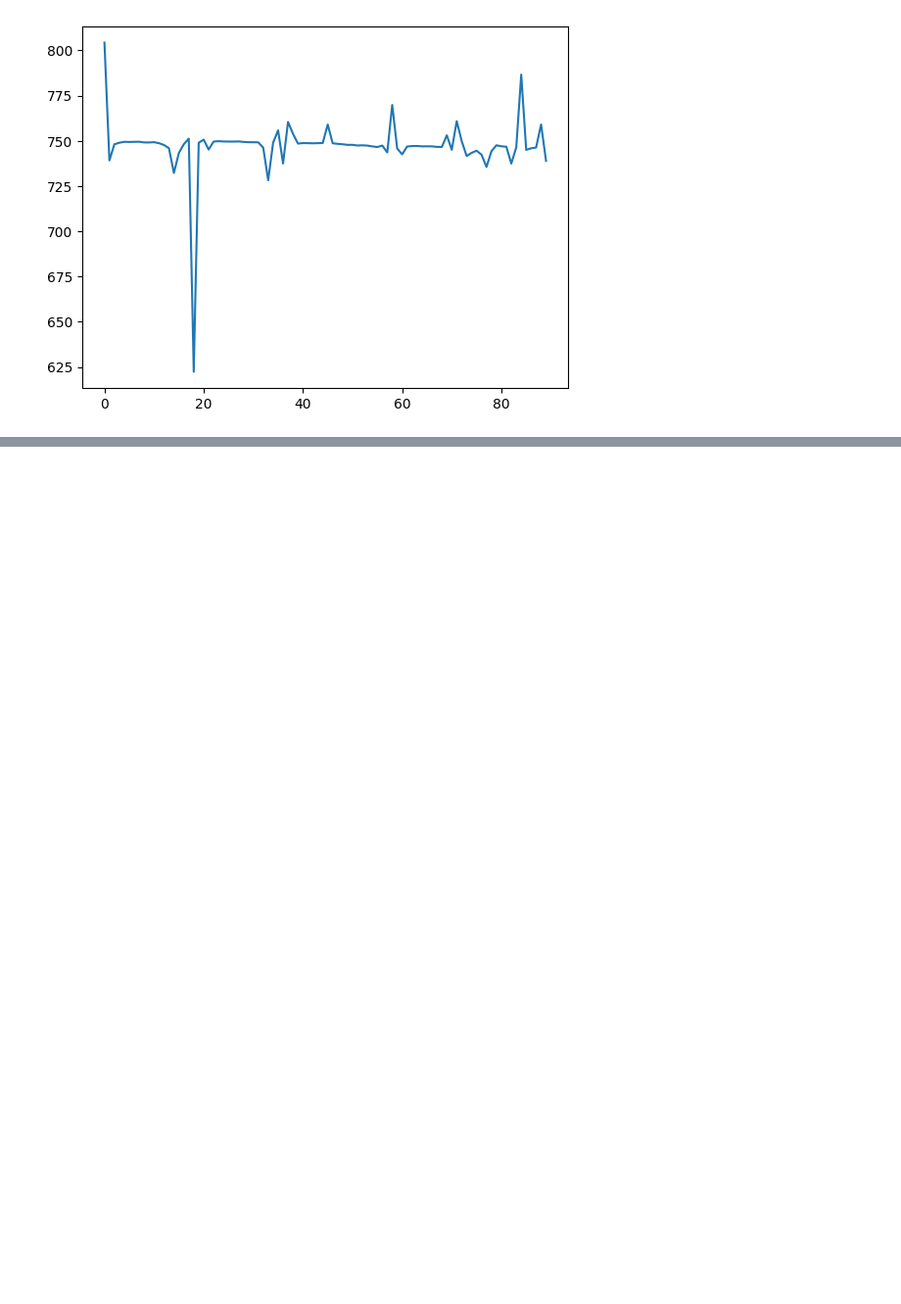
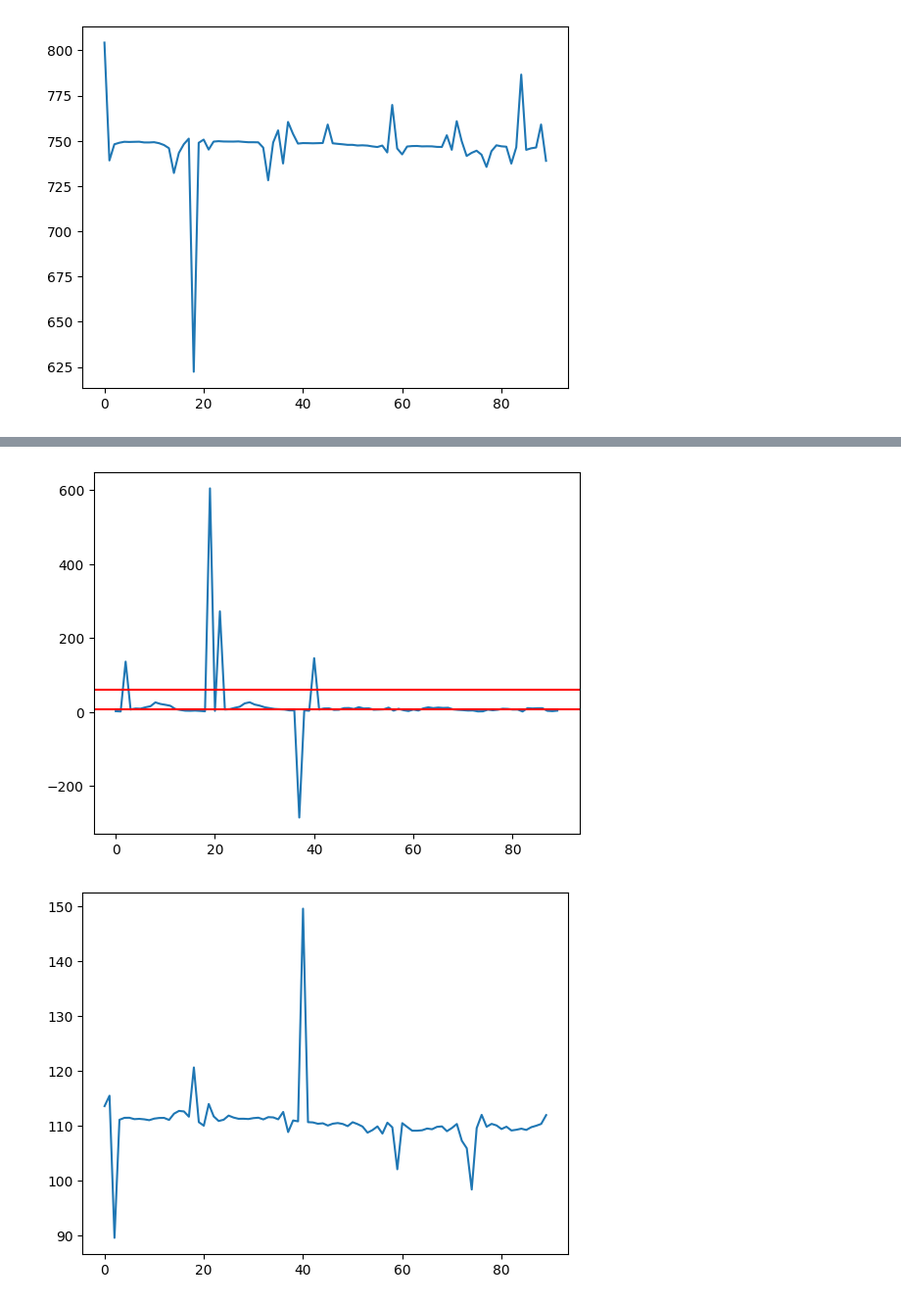
Before and after one commit to IStoleTheCookieJar/PipRedObs, a Jupyter notebook: TestingGround.ipynb, the cells around one changed output, grey strips where cells are left out. Shown at 98% size. Saved outputs shown, nothing was run; the diff lists cells and outputs as text; code cells hidden in the pictures; blank space fills up the shorter version.

```diff
--- a/TestingGround.ipynb
+++ b/TestingGround.ipynb
@@ -460,0 +503,9 @@ plt.legend()
+# %%
+plt.plot(gaus_val)
+plt.axhline(8,color="red")
+plt.axhline(60,color="red")
+plt.show()
+plt.plot(gaus_peak);
+# %% [output]
+[figure, added]
+[figure, added]
```
Also changed, not shown: parts of 38 cells of this notebook.
